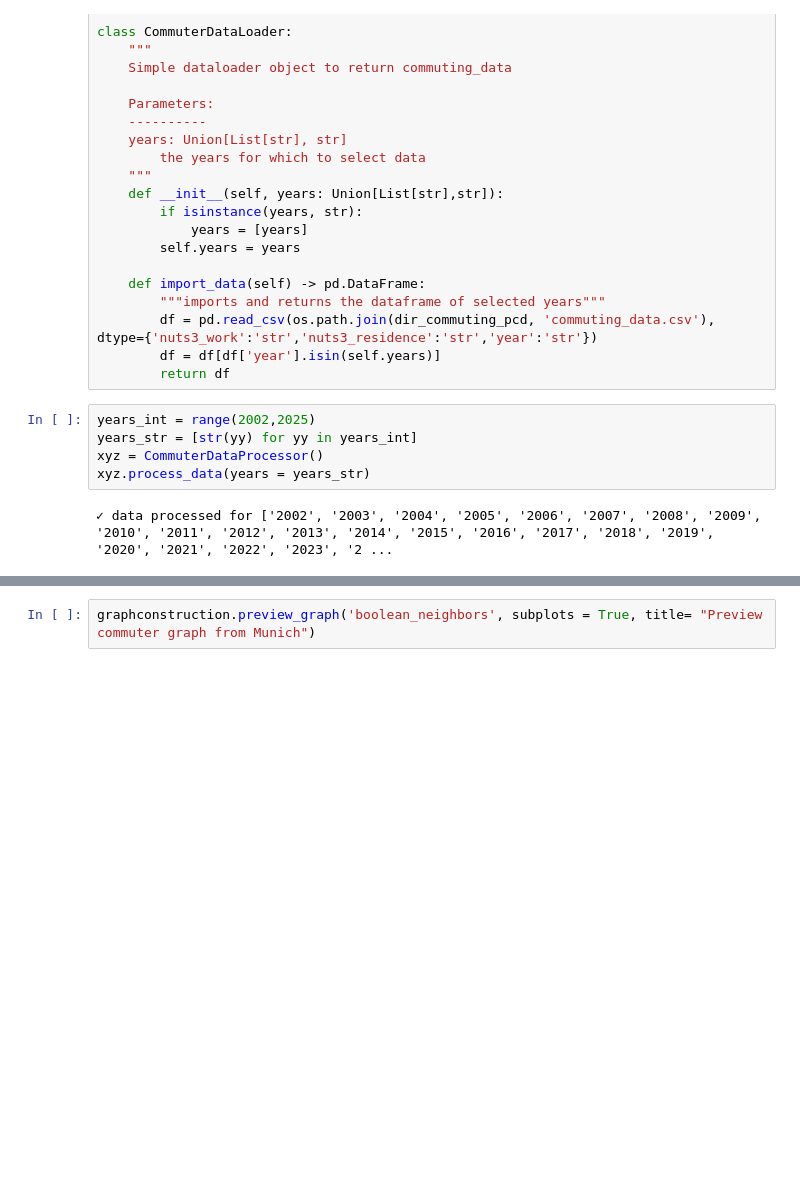
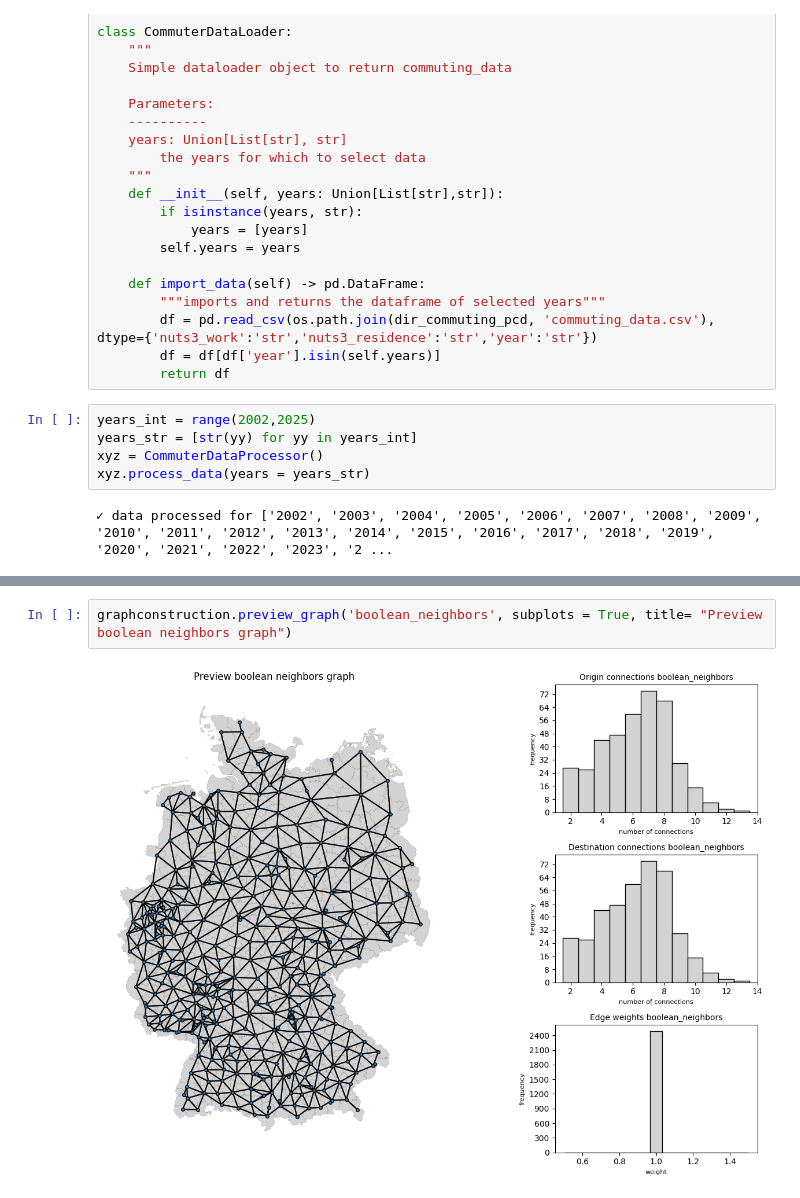
Before and after one commit to stends2001/infectious_disease_gnn, a Jupyter notebook: src/notebooks/1. Project.ipynb, the cells around one changed output, grey strips where cells are left out. Drawn from its saved outputs; the diff is of its cells as text; blank space fills up the shorter version.

```diff
--- a/src/notebooks/1. Project.ipynb
+++ b/src/notebooks/1. Project.ipynb
@@ -259,2 +278,4 @@ commuter_selfmean_rowwise has been replaced by commuter
 # %%
-graphconstruction.preview_graph('boolean_neighbors', subplots = True, title= "Preview commuter graph from Munich")
+graphconstruction.preview_graph('boolean_neighbors', subplots = True, title= "Preview boolean neighbors graph")
+# %% [output]
+[figure, added]
```
Also changed, not shown: parts of 6 cells of this notebook, 3 other files.
